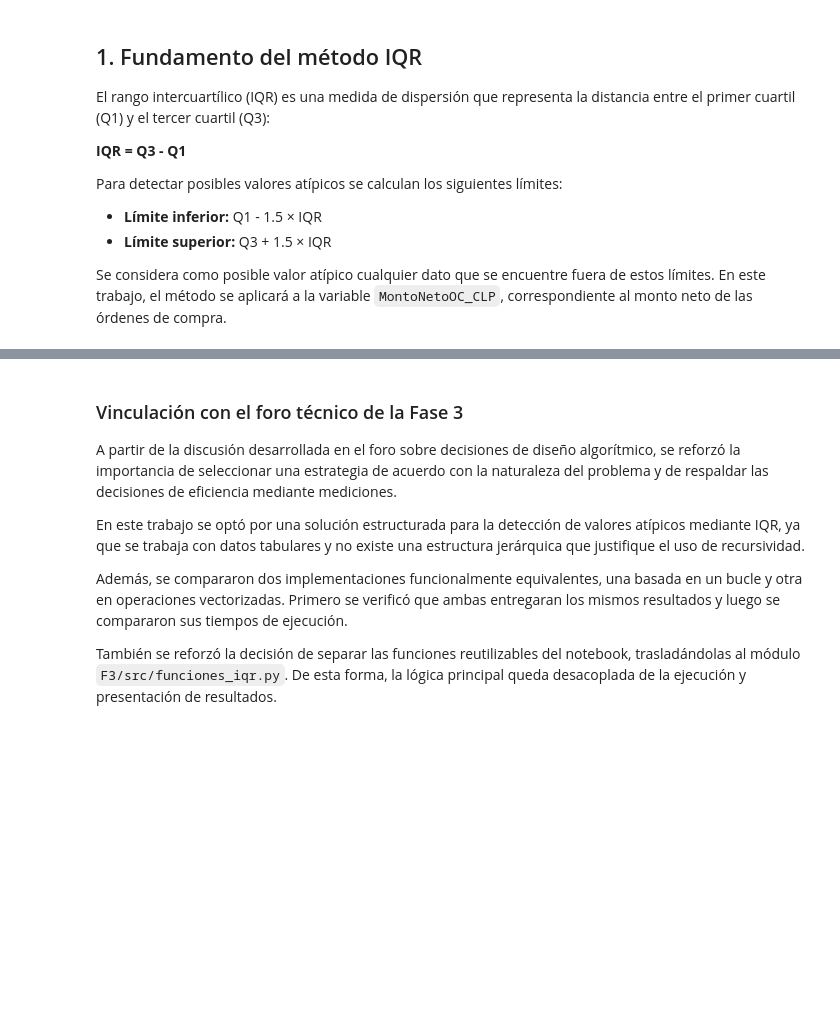
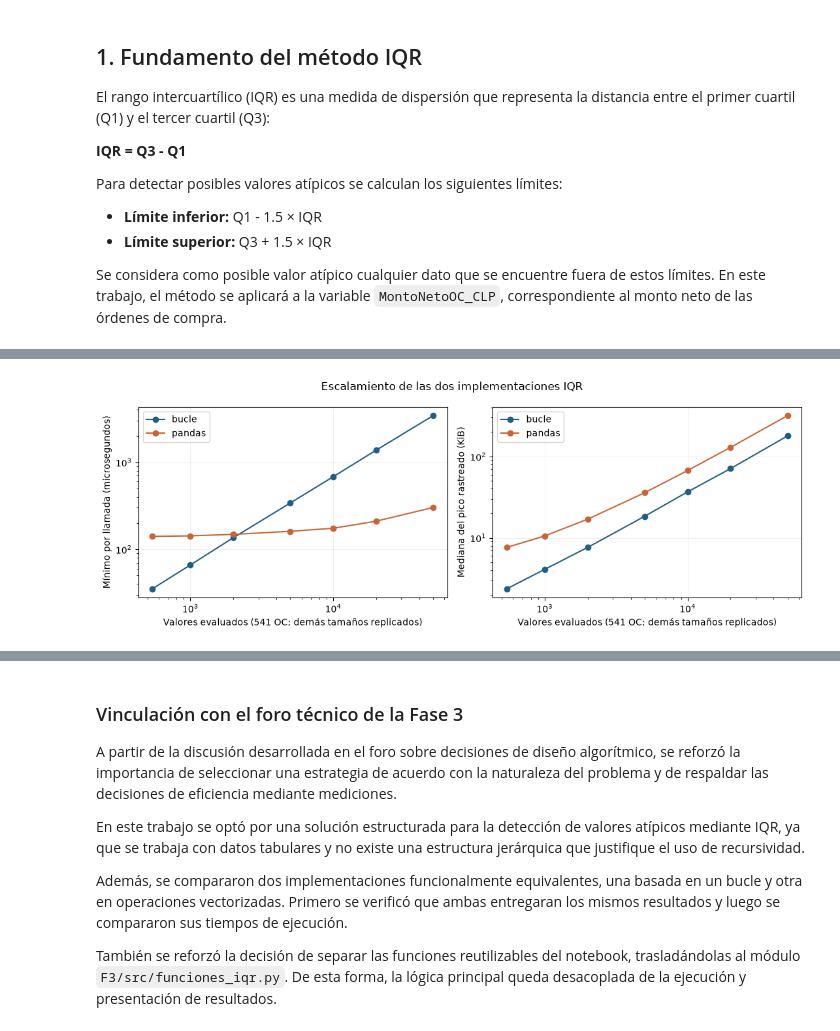
Before and after one commit to BenjaArayaM/proyecto-grupo7-mcdi500, a Jupyter notebook: F3/notebooks/F3_Formativa_Eficiencia_IQR.ipynb, the cells around one changed output, grey strips where cells are left out. Drawn from its saved outputs; the diff is of its cells as text; code cells hidden in the pictures; blank space fills up the shorter version.

Commit message:
feat(f3): agrega pruebas y evalua escalamiento temporal y memoria

```diff
--- a/F3/notebooks/F3_Formativa_Eficiencia_IQR.ipynb
+++ b/F3/notebooks/F3_Formativa_Eficiencia_IQR.ipynb
@@ -330,0 +190,7 @@ Las funciones utilizadas para detectar valores atípicos se trasladaron al archi
+# %%
+tabla_benchmark, muestras = ejecutar_benchmark(montos, limites)
+cruces = resumir_cruces(tabla_benchmark)
+tabla_benchmark.to_csv(destino / 'benchmark_iqr.csv', index=False)
+(destino / 'benchmark_iqr_muestras.json').write_text(json.dumps(muestras, indent=2, allow_nan=False)+'\n', encoding='utf-8')
+display(tabla_benchmark[['n', 'metodo', 'atipicos', 'min_por_llamada_us', 'mediana_por_llamada_us', 'max_por_llamada_us', 'mediana_pico_bytes']])
+print(json.dumps(cruces, ensure_ascii=False, indent=2))
@@ -330,0 +228,17 @@ Las funciones utilizadas para detectar valores atípicos se trasladaron al archi
+# %%
+fig, ejes = plt.subplots(1, 2, figsize=(11, 4))
+for metodo, color in [('bucle', '#215e85'), ('pandas', '#c86536')]:
+    parte = tabla_benchmark.loc[tabla_benchmark['metodo'].eq(metodo)]
+    ejes[0].plot(parte['n'], parte['min_por_llamada_us'], 'o-', label=metodo, color=color)
+    ejes[1].plot(parte['n'], parte['mediana_pico_bytes']/1024, 'o-', label=metodo, color=color)
+ejes[0].set_ylabel('Mínimo por llamada (microsegundos)')
+ejes[1].set_ylabel('Mediana del pico rastreado (KiB)')
+for ax in ejes:
+    ax.set_xscale('log'); ax.set_yscale('log')
+    ax.set_xlabel('Valores evaluados (541 OC; demás tamaños replicados)')
+    ax.grid(alpha=.2); ax.legend()
+fig.suptitle('Escalamiento de las dos implementaciones IQR')
+fig.tight_layout(); fig.savefig(figuras / 'tiempo_memoria_iqr.png', dpi=180)
+plt.show()
+# %% [output]
+[figure, added]
```
Also changed, not shown: parts of 39 cells of this notebook, 28 other files.
